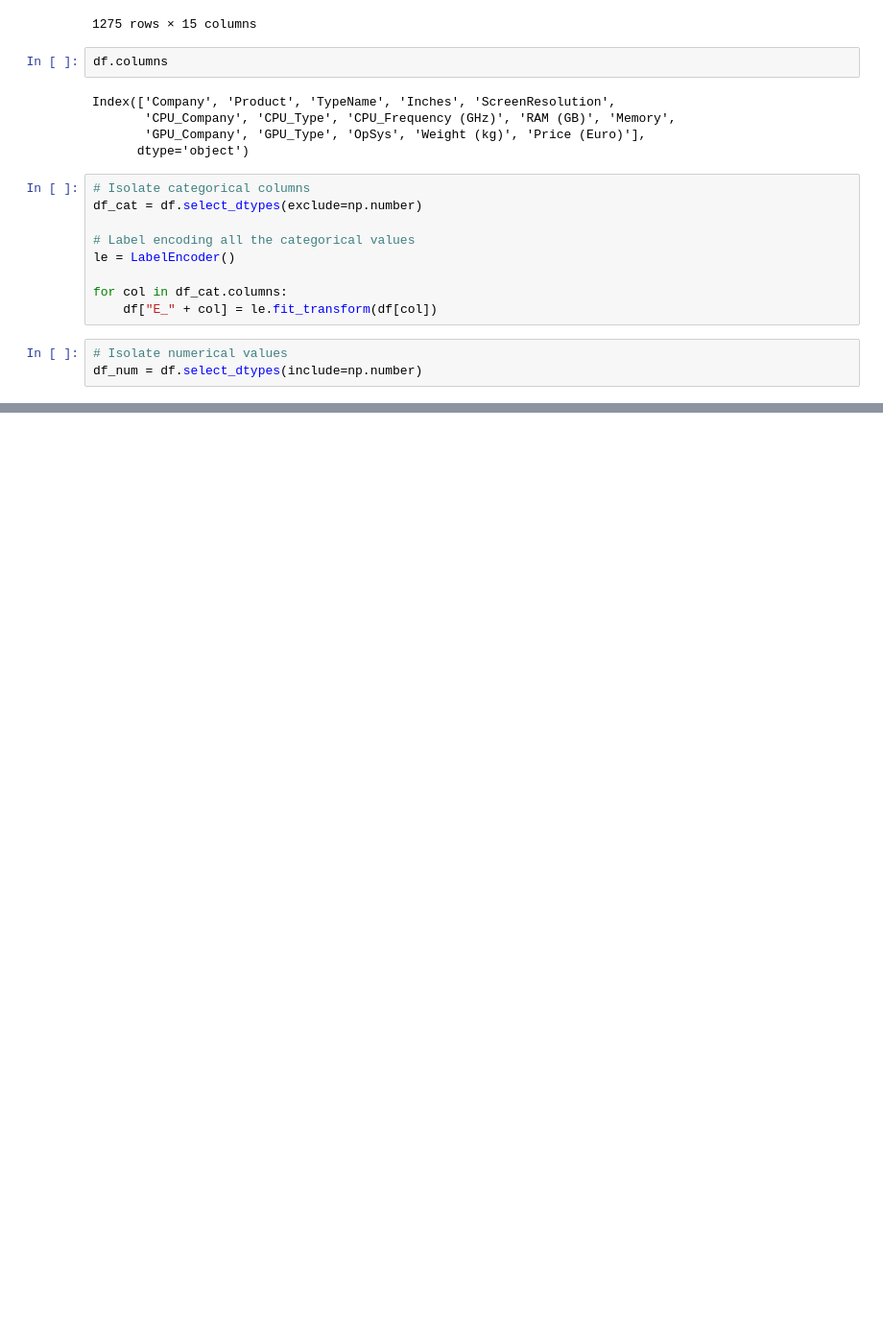
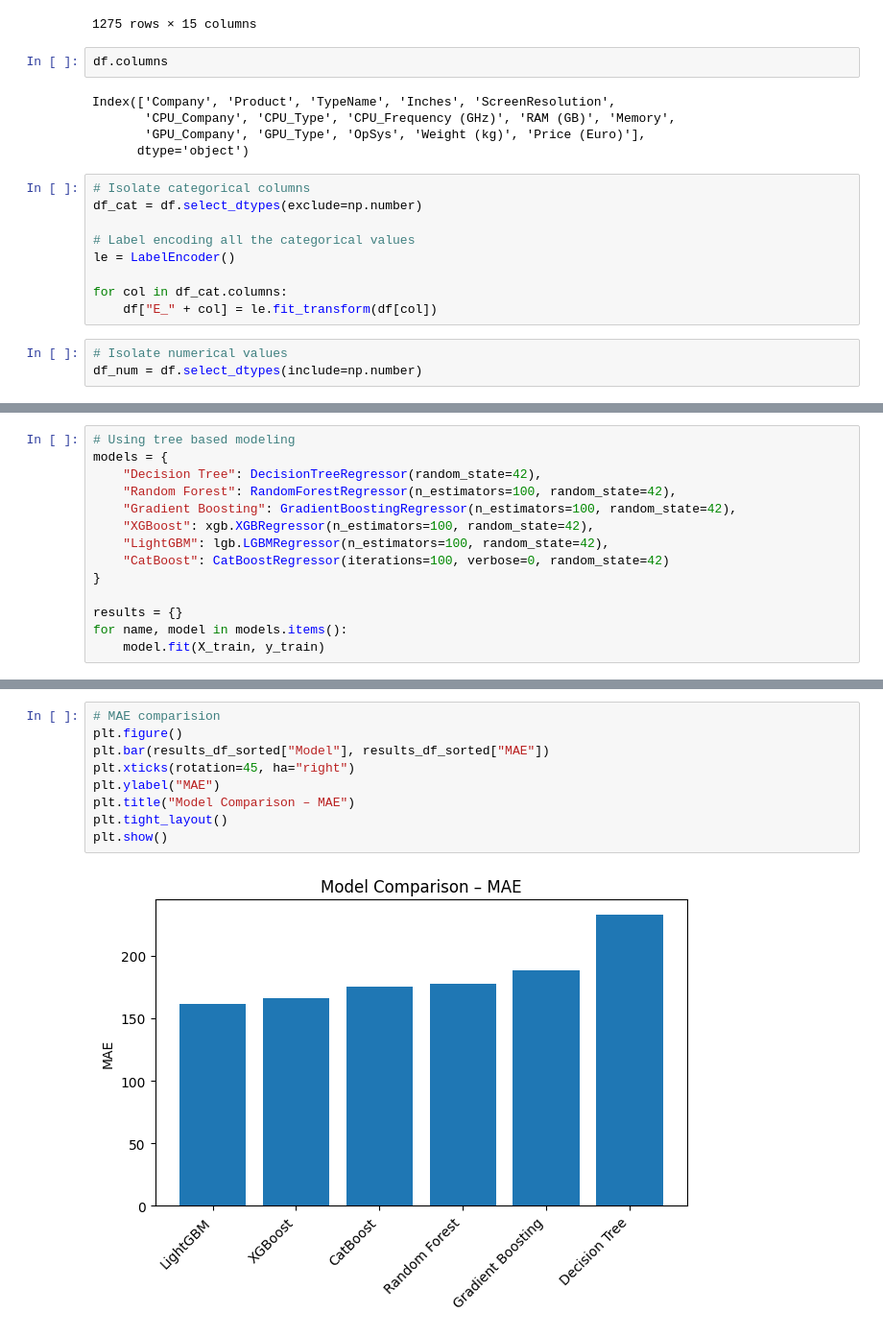
Before and after one commit to San0160/laptop-price-prediction, a Jupyter notebook: notebooks/01_EDA.ipynb, the cells around one changed output, grey strips where cells are left out. Shown at 96% size. Cells and saved outputs as stored; diff of their text form; blank space fills up the shorter version.

```diff
--- a/notebooks/01_EDA.ipynb
+++ b/notebooks/01_EDA.ipynb
@@ -227,0 +231,14 @@ SyntaxError: invalid syntax (3222069378.py, line 1)
+# %%
+# Using tree based modeling
+models = {
+    "Decision Tree": DecisionTreeRegressor(random_state=42),
+    "Random Forest": RandomForestRegressor(n_estimators=100, random_state=42),
+    "Gradient Boosting": GradientBoostingRegressor(n_estimators=100, random_state=42),
+    "XGBoost": xgb.XGBRegressor(n_estimators=100, random_state=42),
+    "LightGBM": lgb.LGBMRegressor(n_estimators=100, random_state=42),
+    "CatBoost": CatBoostRegressor(iterations=100, verbose=0, random_state=42)
+}
+
+results = {}
+for name, model in models.items():
+    model.fit(X_train, y_train)
@@ -227,0 +299,11 @@ SyntaxError: invalid syntax (3222069378.py, line 1)
+# %%
+# MAE comparision
+plt.figure()
+plt.bar(results_df_sorted["Model"], results_df_sorted["MAE"])
+plt.xticks(rotation=45, ha="right")
+plt.ylabel("MAE")
+plt.title("Model Comparison – MAE")
+plt.tight_layout()
+plt.show()
+# %% [output]
+[figure, added]
```
Also changed, not shown: parts of 11 cells of this notebook.
